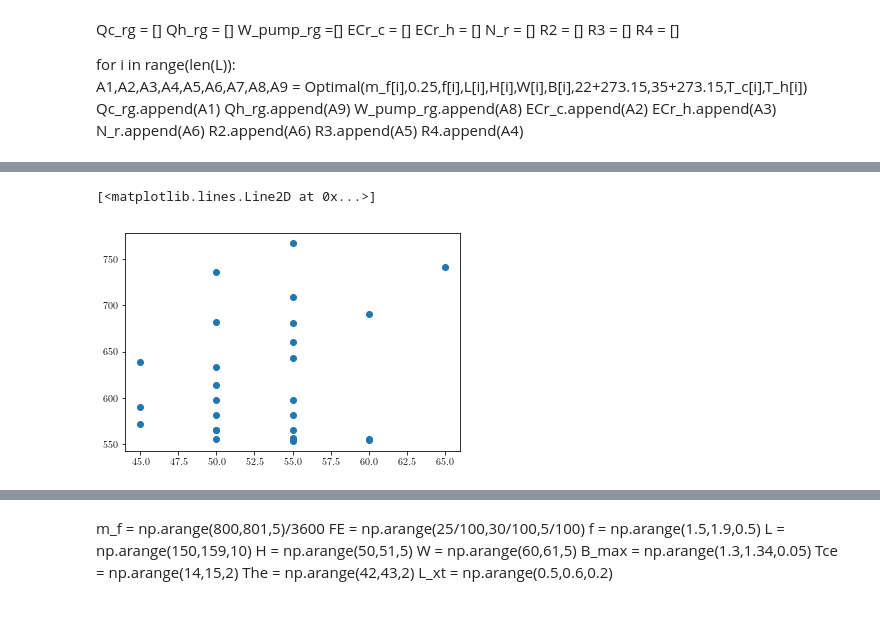
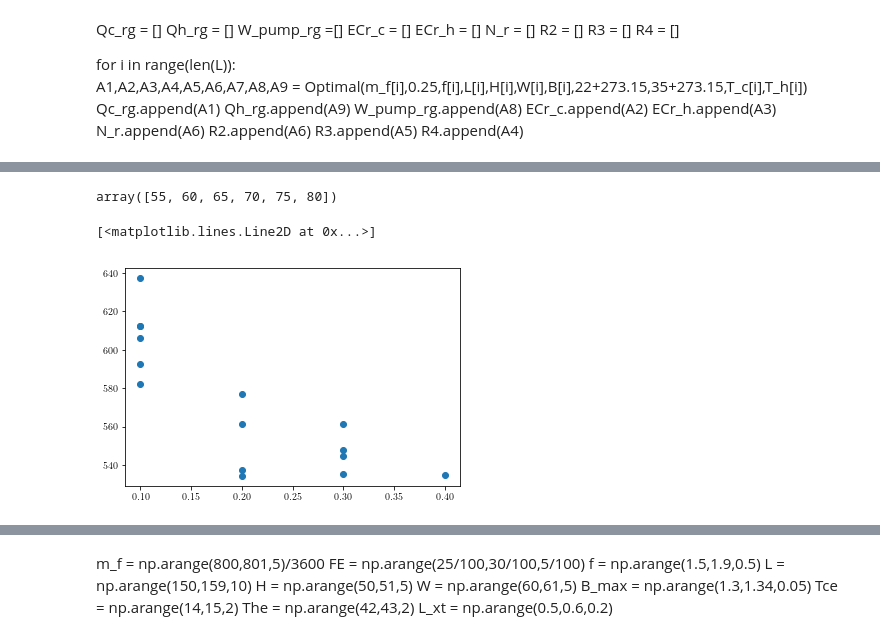
Before and after one commit to gfidelisp/Jupyter, a Jupyter notebook: Codemig/System/Optimization.ipynb, the cells around one changed output, grey strips where cells are left out. Drawn from its saved outputs; the diff is of its cells as text; code cells hidden in the pictures.

```diff
--- a/Codemig/System/Optimization.ipynb
+++ b/Codemig/System/Optimization.ipynb
@@ -321,6 +339,10 @@ array([100, 105, 110, 115, 120, 125])
+# %%
+L
+# %% [output]
+array([55, 60, 65, 70, 75, 80])
 # %%
-plt.plot(W_p,m_p,'o')
+plt.plot(L_xt_p,m_p,'o')
 # %% [output]
 [<matplotlib.lines.Line2D at 0x...>]
-[figure, old version]
+[figure, new version]
 # %%
```
Also changed, not shown: parts of 36 cells of this notebook, 8 other files.
